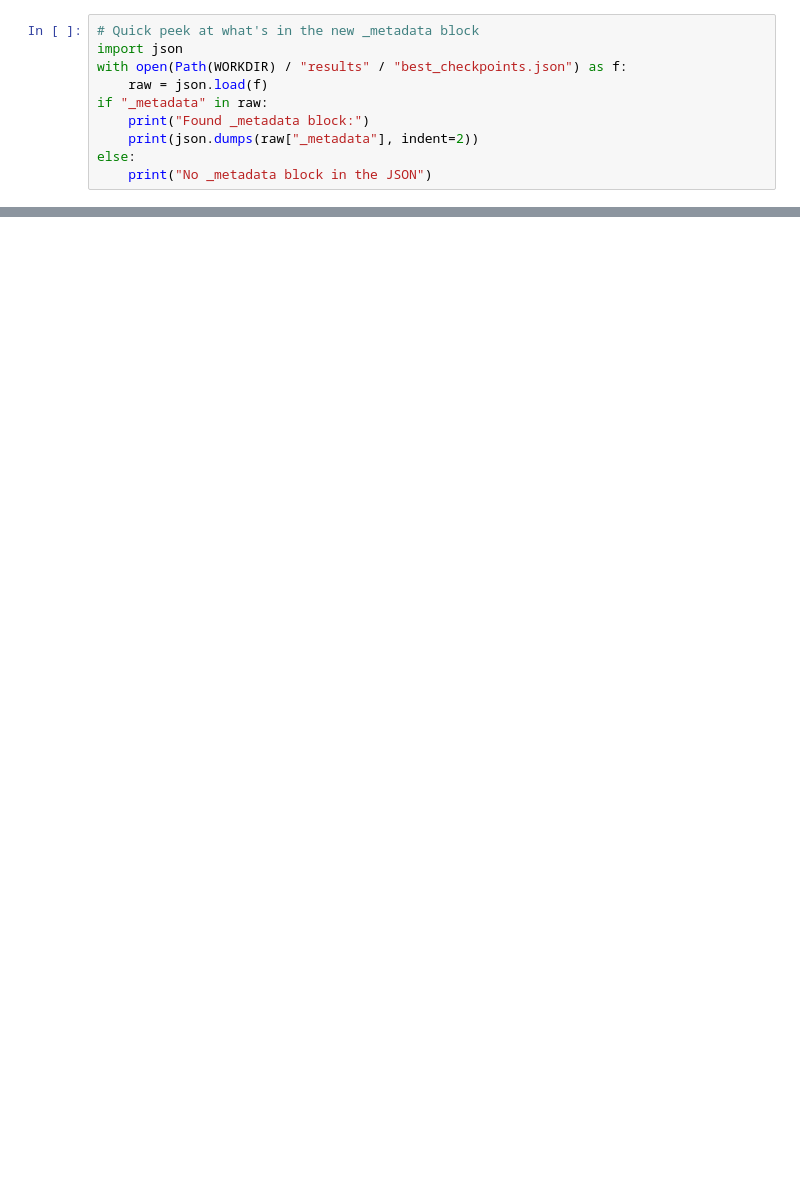
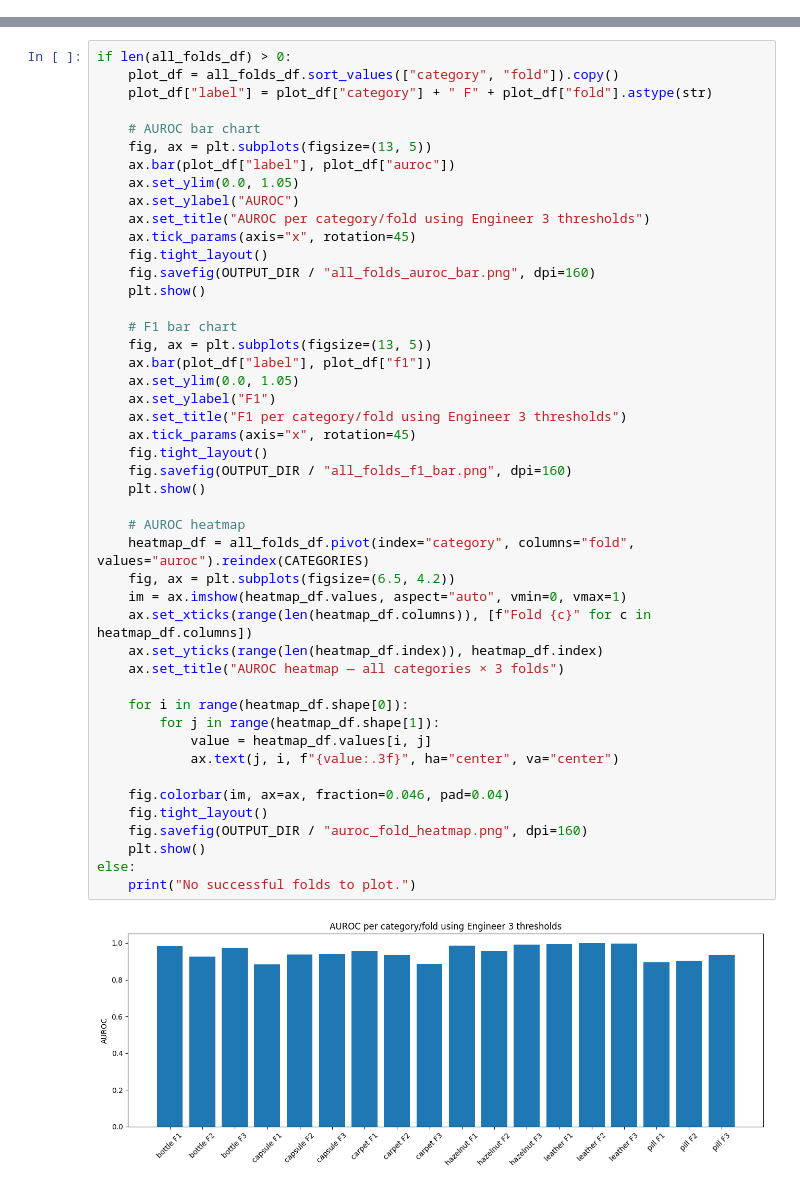
Before and after one commit to ManuelGamal/Self-Supervised-Industrial-Defect-Detection-System, a Jupyter notebook: notebooks/04_Evaluation.ipynb, the cells around one changed output, grey strips where cells are left out. Saved outputs shown, nothing was run; the diff lists cells and outputs as text; blank space fills up the shorter version.

Commit message:
feat(eval): update final all-fold evaluation notebook

```diff
--- a/notebooks/04_Evaluation.ipynb
+++ b/notebooks/04_Evaluation.ipynb
@@ -330,10 +0,0 @@ Smoke-testing test dataloader on `bottle`...
-# %%
-# Quick peek at what's in the new _metadata block
-import json
-with open(Path(WORKDIR) / "results" / "best_checkpoints.json") as f:
-    raw = json.load(f)
-if "_metadata" in raw:
-    print("Found _metadata block:")
-    print(json.dumps(raw["_metadata"], indent=2))
-else:
-    print("No _metadata block in the JSON")
@@ -752,0 +870,48 @@ FINAL EVALUATION TABLE (paste-ready for docs/REPORT.md)
+# %%
+if len(all_folds_df) > 0:
+    plot_df = all_folds_df.sort_values(["category", "fold"]).copy()
+    plot_df["label"] = plot_df["category"] + " F" + plot_df["fold"].astype(str)
+
+    # AUROC bar chart
+    fig, ax = plt.subplots(figsize=(13, 5))
+    ax.bar(plot_df["label"], plot_df["auroc"])
+    ax.set_ylim(0.0, 1.05)
+    ax.set_ylabel("AUROC")
+    ax.set_title("AUROC per category/fold using Engineer 3 thresholds")
+    ax.tick_params(axis="x", rotation=45)
+    fig.tight_layout()
+    fig.savefig(OUTPUT_DIR / "all_folds_auroc_bar.png", dpi=160)
+    plt.show()
+
+    # F1 bar chart
+    fig, ax = plt.subplots(figsize=(13, 5))
+    ax.bar(plot_df["label"], plot_df["f1"])
+    ax.set_ylim(0.0, 1.05)
+    ax.set_ylabel("F1")
+    ax.set_title("F1 per category/fold using Engineer 3 thresholds")
+    ax.tick_params(axis="x", rotation=45)
+    fig.tight_layout()
+    fig.savefig(OUTPUT_DIR / "all_folds_f1_bar.png", dpi=160)
+    plt.show()
+
+    # AUROC heatmap
+    heatmap_df = all_folds_df.pivot(index="category", columns="fold", values="auroc").reindex(CATEGORIES)
+    fig, ax = plt.subplots(figsize=(6.5, 4.2))
+    im = ax.imshow(heatmap_df.values, aspect="auto", vmin=0, vmax=1)
+    ax.set_xticks(range(len(heatmap_df.columns)), [f"Fold {c}" for c in heatmap_df.columns])
+    ax.set_yticks(range(len(heatmap_df.index)), heatmap_df.index)
+    ax.set_title("AUROC heatmap — all categories × 3 folds")
+
+    for i in range(heatmap_df.shape[0]):
+        for j in range(heatmap_df.shape[1]):
+            value = heatmap_df.values[i, j]
+            ax.text(j, i, f"{value:.3f}", ha="center", va="center")
+
+    fig.colorbar(im, ax=ax, fraction=0.046, pad=0.04)
+    fig.tight_layout()
+    fig.savefig(OUTPUT_DIR / "auroc_fold_heatmap.png", dpi=160)
+    plt.show()
+else:
+    print("No successful folds to plot.")
+# %% [output]
+[figure, added]
```
Also changed, not shown: parts of 33 cells of this notebook.
